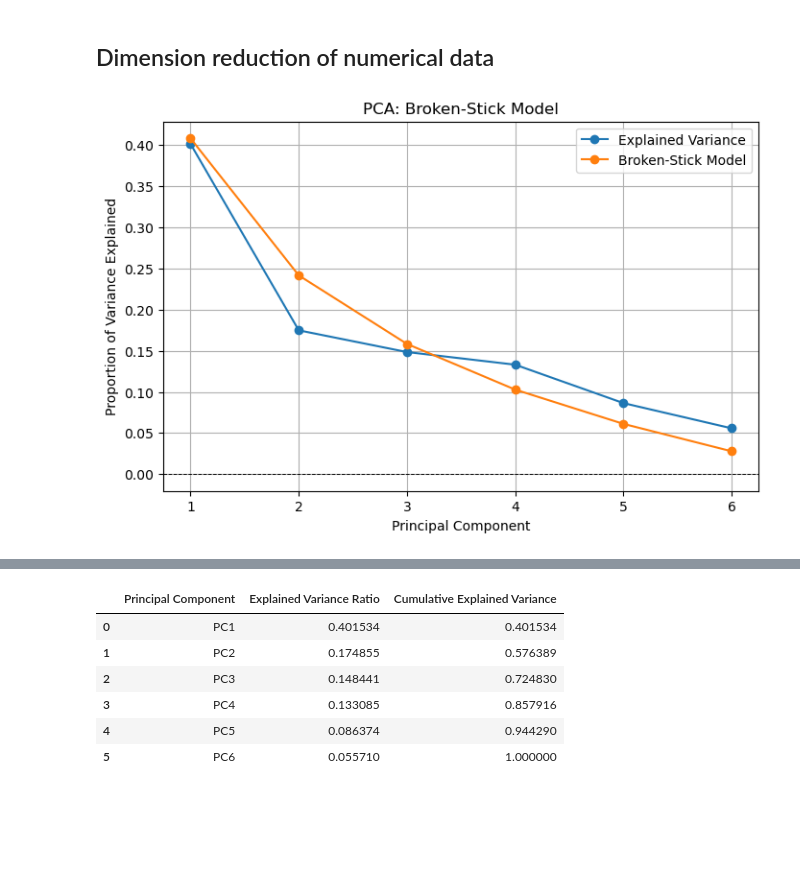
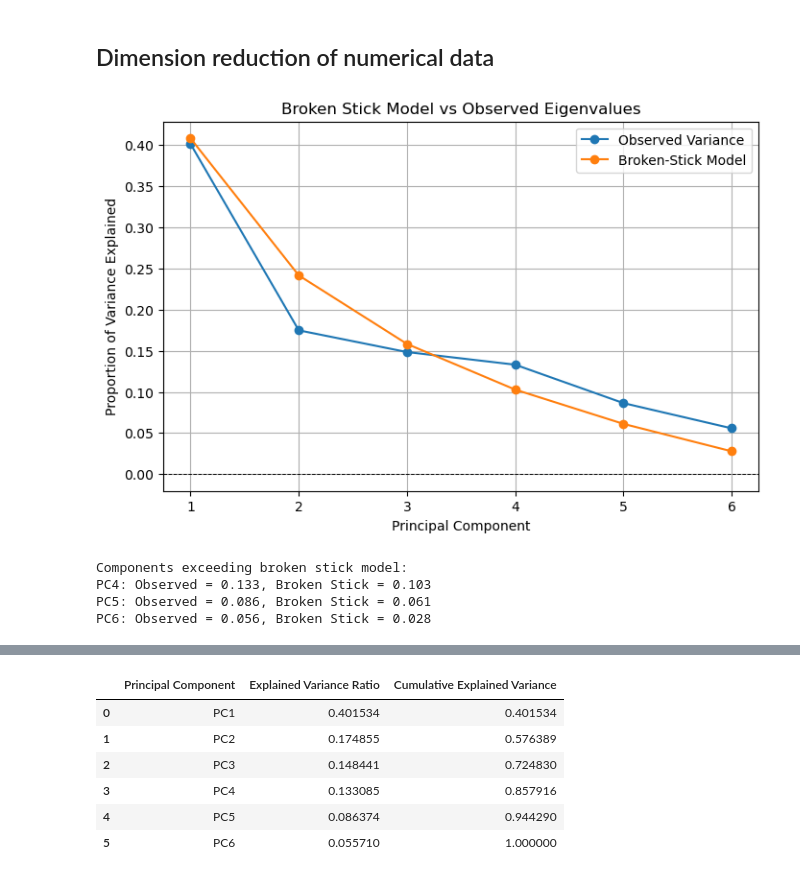
Before and after one commit to kvnpotter/ImmoData-EDA, a Jupyter notebook: DataAnalysisKevin.ipynb, the cells around one changed output, grey strips where cells are left out. Drawn from its saved outputs; the diff is of its cells as text; code cells hidden in the pictures; blank space fills up the shorter version.

```diff
--- a/DataAnalysisKevin.ipynb
+++ b/DataAnalysisKevin.ipynb
@@ -60,3 +71,7 @@ data['Number of facades'] = data['Number of facades'].astype('int64')
+# %%
+data['Price_sq_m'] = data['Price']/data['Living Area']
+data['prop_habitable_area'] = data['Living Area'] / data['Surface area of the plot of land']
+data['room_size'] = data['Living Area'] / data['Number of rooms']
 # %% [markdown]
 ## Distributions of numerical data
 # %%
@@ -127,11 +122,11 @@ plt.show()
 [figure]
 # %%
 # Create a grid for small multiples
-fig, axes = plt.subplots(3, 2, figsize=(12, 10), gridspec_kw={'width_ratios': [2, 1]})
+fig, axes = plt.subplots(4, 2, figsize=(12, 10), gridspec_kw={'width_ratios': [2, 1]})
 fig.tight_layout(pad=5.0)
 
 # Plot histograms and box plots for each variable
-for i, col in enumerate(data[numerical_columns[4:]].columns):
+for i, col in enumerate(data[numerical_columns[4:8]].columns):
     # Histogram
     sns.histplot(data[col], bins=20, kde=True, ax=axes[i, 0], color="skyblue")
     axes[i, 0].set_title(f"Histogram of {col}")
@@ -162,0 +182,15 @@ Test for Number of facades returns ShapiroResult(statistic=0.7922757201579189, p
+# %%
+# Perform Kolmogorov-Smirnov test
+ks_results = {}
+for col in numerical_columns:
+    stat, p_value = kstest(data[col].dropna(), 'norm', args=(data[col].mean(), data[col].std()))
+    ks_results[col] = (stat, p_value)
+
+# Print results
+print("Kolmogorov-Smirnov Test Results:")
+for col, (stat, p_value) in ks_results.items():
+    print(f"{col}: KS-statistic = {stat:.3f}, p-value = {p_value:.3f}")
+    if p_value < 0.05:
+        print(f"  -> {col} is not normally distributed (reject H0)")
+    else:
+        print(f"  -> {col} is normally distributed (fail to reject H0)")
@@ -162,0 +215,8 @@ Test for Number of facades returns ShapiroResult(statistic=0.7922757201579189, p
+# %%
+# create Q-Q plot with 45-degree line (reference line)
+
+for i, col in enumerate(data[numerical_columns].columns):
+    sm.qqplot(data[col], line='45')
+    plt.xlabel("Theoretical Quantiles")
+    plt.ylabel("Sample Quantiles")
+    plt.show()
@@ -216,7 +283,7 @@ print(vif)
 # %% [markdown]
 ## Dimension reduction of numerical data
 # %%
-# Standardize data
+# Standardize data - PCA operates on covariance matrix default, so need to scale
 
 numerical_data = data[numerical_predictors]
 
@@ -228,33 +295,44 @@ scaled_data = scaler.fit_transform(numerical_data)
 pca = PCA()
 pca.fit(scaled_data)
 
 # Broken stick
 
 def broken_stick(n_components, total_components):
     """Calculate broken-stick model values for n_components."""
     return [np.sum([1 / k for k in range(i, total_components + 1)]) / total_components for i in range(1, n_components + 1)]
 
 n_components = len(pca.explained_variance_ratio_)
 broken_stick_values = broken_stick(n_components, n_components)
 
 # Step 5: Create a DataFrame for Comparison
 explained_variance = pca.explained_variance_ratio_
 comparison_df = pd.DataFrame({
     'Principal Component': [f'PC{i+1}' for i in range(n_components)],
     'Explained Variance': explained_variance,
     'Broken-Stick Value': broken_stick_values
 })
 
 # Step 6: Plot Results
 plt.figure(figsize=(8, 5))
-plt.plot(range(1, n_components + 1), explained_variance, 'o-', label='Explained Variance')
+plt.plot(range(1, n_components + 1), explained_variance, 'o-', label='Observed Variance')
 plt.plot(range(1, n_components + 1), broken_stick_values, 'o-', label='Broken-Stick Model')
 plt.axhline(y=0, color='black', linestyle='--', linewidth=0.7)
 plt.xlabel('Principal Component')
 plt.ylabel('Proportion of Variance Explained')
-plt.title('PCA: Broken-Stick Model')
+plt.title('Broken Stick Model vs Observed Eigenvalues')
 plt.legend()
 plt.grid()
 plt.show()
+
+# Print components that exceed broken stick model
+print("\
+Components exceeding broken stick model:")
+for i in range(n_components):
+    if pca.explained_variance_ratio_[i] > broken_stick_values[i]:
+        print(f"PC{i+1}: Observed = {pca.explained_variance_ratio_[i]:.3f}, Broken Stick = {broken_stick_values[i]:.3f}")
 # %% [output]
-[figure, old version]
+[figure, new version]
+Components exceeding broken stick model:
+PC4: Observed = 0.133, Broken Stick = 0.103
+PC5: Observed = 0.086, Broken Stick = 0.061
+PC6: Observed = 0.056, Broken Stick = 0.028
```
Also changed, not shown: parts of 37 cells of this notebook, 19 other files.
